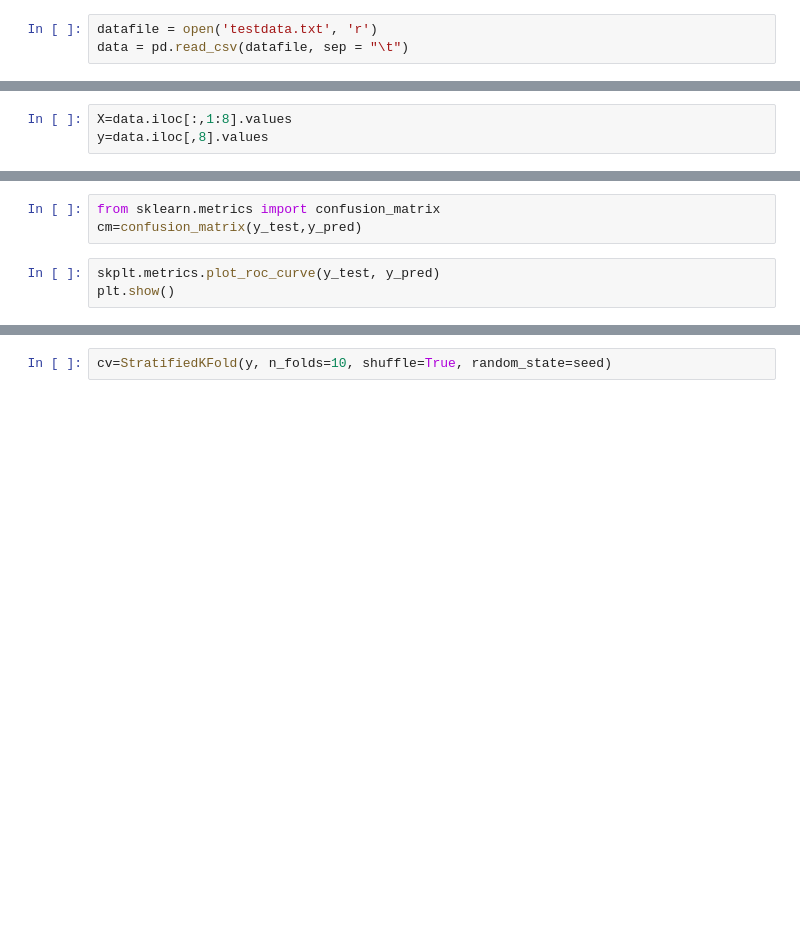
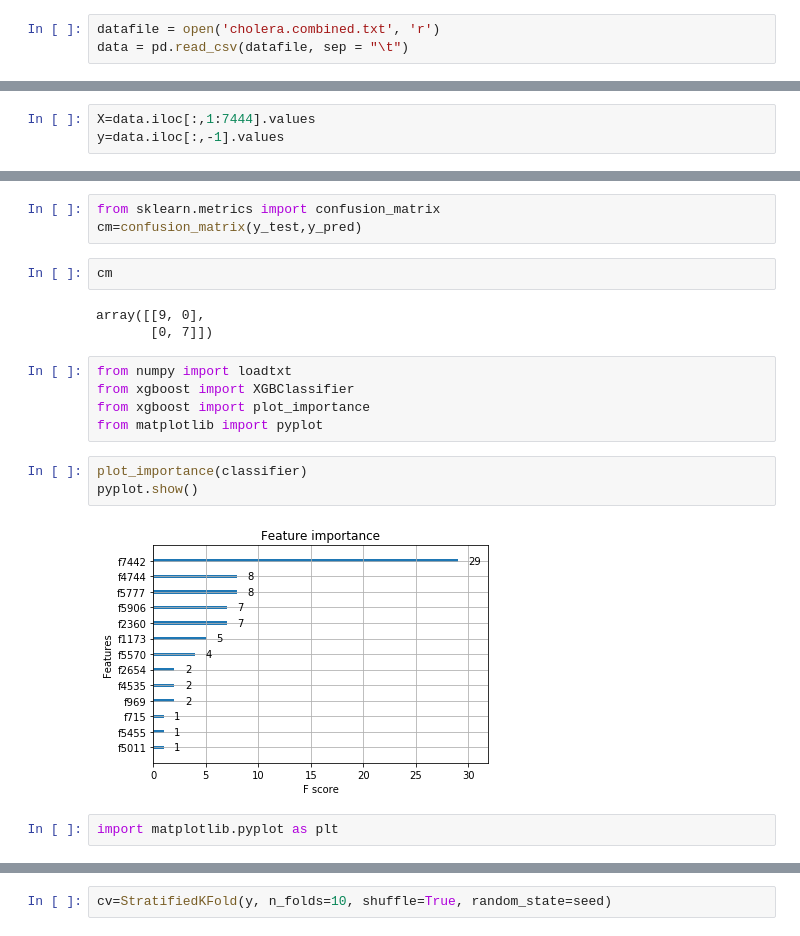
Before and after one commit to NCBI-Hackathons/PrIMP, a Jupyter notebook: xgboost_V2.ipynb, the cells around one changed output, grey strips where cells are left out. Saved outputs shown, nothing was run; the diff lists cells and outputs as text; blank space fills up the shorter version.

Commit message:
Updated to include ROC and Variable Importance plots

```diff
--- a/xgboost_V2.ipynb
+++ b/xgboost_V2.ipynb
@@ -14,3 +19,3 @@ np.random.seed(seed)
 # %%
-datafile = open('testdata.txt', 'r')
+datafile = open('cholera.combined.txt', 'r')
 data = pd.read_csv(datafile, sep = "\t")
@@ -17,3 +26,3 @@ data = pd.read_csv(datafile, sep = "\t")
 # %%
-X=data.iloc[:,1:8].values
-y=data.iloc[,8].values
+X=data.iloc[:,1:7444].values
+y=data.iloc[:,-1].values
@@ -29,6 +51,20 @@ y_pred=classifier.predict(X_test)
 # %%
 from sklearn.metrics import confusion_matrix
 cm=confusion_matrix(y_test,y_pred)
-# %%
-skplt.metrics.plot_roc_curve(y_test, y_pred)
-plt.show()
+# %%
+cm
+# %% [output]
+array([[9, 0],
+       [0, 7]])
+# %%
+from numpy import loadtxt
+from xgboost import XGBClassifier
+from xgboost import plot_importance
+from matplotlib import pyplot
+# %%
+plot_importance(classifier)
+pyplot.show()
+# %% [output]
+[figure, added]
+# %%
+import matplotlib.pyplot as plt
```
Also changed, not shown: parts of 13 cells of this notebook.
